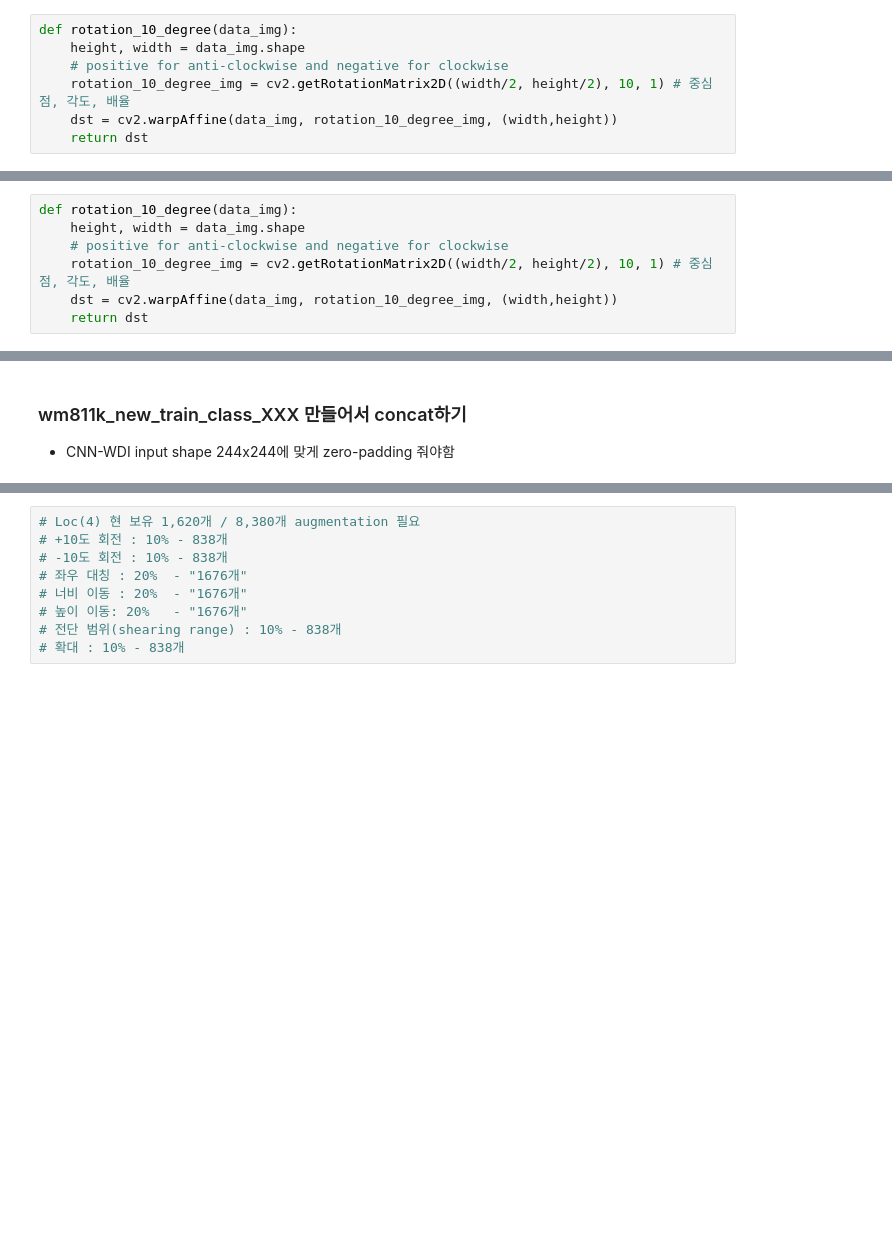
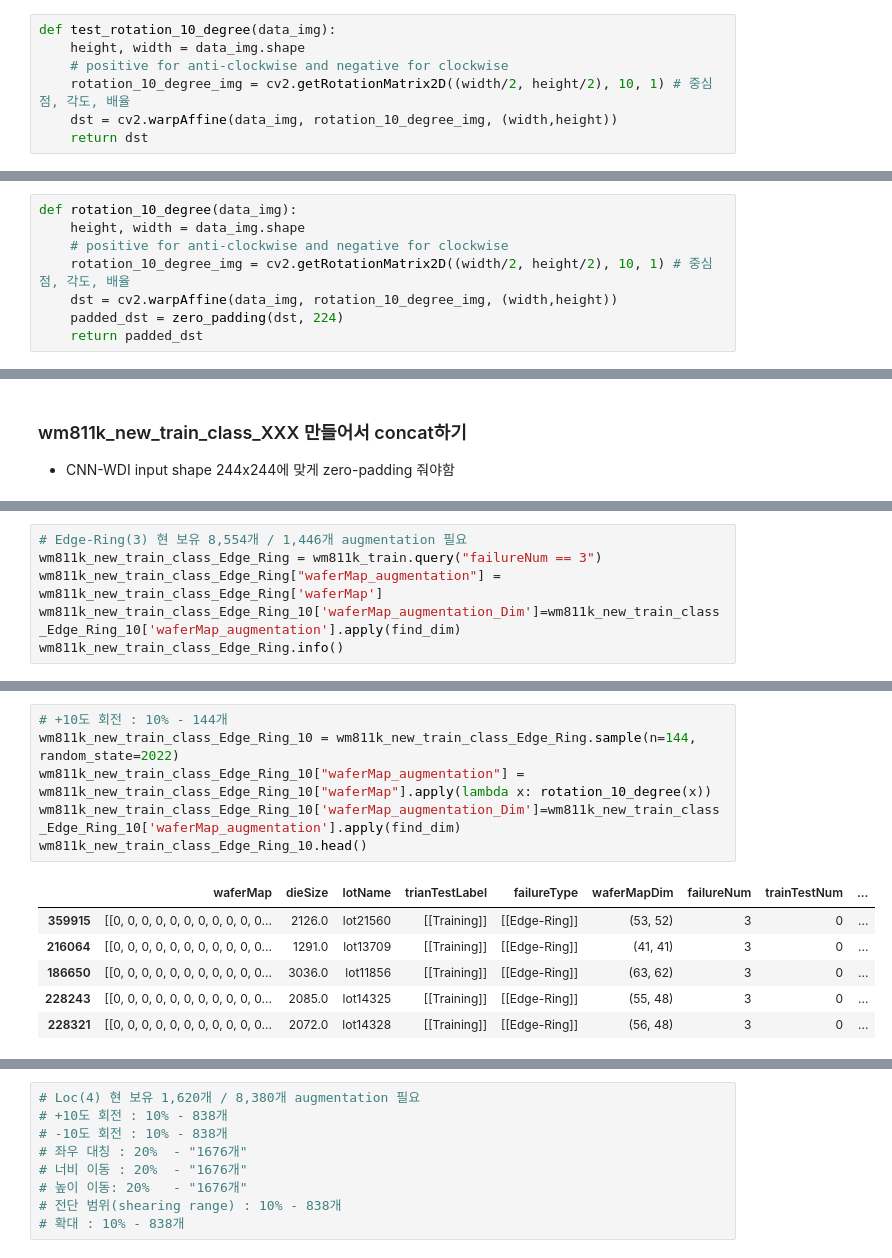
Before and after one commit to jun4879/cbnu_22_1_capstone, a Jupyter notebook: midterm_project/mid_term_project_wafer_classification.ipynb, the cells around one changed output, grey strips where cells are left out. Saved outputs shown, nothing was run; the diff lists cells and outputs as text; blank space fills up the shorter version.

```diff
--- a/midterm_project/mid_term_project_wafer_classification.ipynb
+++ b/midterm_project/mid_term_project_wafer_classification.ipynb
@@ -259,7 +232,7 @@ wm811k_train.head()
 - 10도 회전
     - 참고 : https://076923.github.io/posts/Python-opencv-6/
 # %%
-def rotation_10_degree(data_img):
+def test_rotation_10_degree(data_img):
     height, width = data_img.shape
     # positive for anti-clockwise and negative for clockwise
     rotation_10_degree_img = cv2.getRotationMatrix2D((width/2, height/2), 10, 1) # 중심점, 각도, 배율
@@ -508,7 +420,8 @@ def rotation_10_degree(data_img):
     # positive for anti-clockwise and negative for clockwise
     rotation_10_degree_img = cv2.getRotationMatrix2D((width/2, height/2), 10, 1) # 중심점, 각도, 배율
     dst = cv2.warpAffine(data_img, rotation_10_degree_img, (width,height))
-    return dst
+    padded_dst = zero_padding(dst, 224)
+    return padded_dst
 # %%
 def rotation_minus_10_degree(data_img):
     height, width = data_img.shape
@@ -654,0 +494,6 @@ memory usage: 169.9+ KB
+# %%
+# Edge-Ring(3) 현 보유 8,554개 / 1,446개 augmentation 필요
+wm811k_new_train_class_Edge_Ring = wm811k_train.query("failureNum == 3")
+wm811k_new_train_class_Edge_Ring["waferMap_augmentation"] = wm811k_new_train_class_Edge_Ring['waferMap']
+wm811k_new_train_class_Edge_Ring_10['waferMap_augmentation_Dim']=wm811k_new_train_class_Edge_Ring_10['waferMap_augmentation'].apply(find_dim)
+wm811k_new_train_class_Edge_Ring.info()
@@ -654,0 +516,13 @@ memory usage: 169.9+ KB
+# %%
+# +10도 회전 : 10% - 144개
+wm811k_new_train_class_Edge_Ring_10 = wm811k_new_train_class_Edge_Ring.sample(n=144, random_state=2022)
+wm811k_new_train_class_Edge_Ring_10["waferMap_augmentation"] = wm811k_new_train_class_Edge_Ring_10["waferMap"].apply(lambda x: rotation_10_degree(x))
+wm811k_new_train_class_Edge_Ring_10['waferMap_augmentation_Dim']=wm811k_new_train_class_Edge_Ring_10['waferMap_augmentation'].apply(find_dim)
+wm811k_new_train_class_Edge_Ring_10.head()
+# %% [output]
+|  | waferMap | dieSize | lotName | trianTestLabel | failureType | waferMapDim | failureNum | trainTestNum | ... |
+| 359915 | [[0, 0, 0, 0, 0, 0, 0, 0, 0, 0, 0... | 2126.0 | lot21560 | [[Training]] | [[Edge-Ring]] | (53, 52) | 3 | 0 | ... |
+| 216064 | [[0, 0, 0, 0, 0, 0, 0, 0, 0, 0, 0... | 1291.0 | lot13709 | [[Training]] | [[Edge-Ring]] | (41, 41) | 3 | 0 | ... |
+| 186650 | [[0, 0, 0, 0, 0, 0, 0, 0, 0, 0, 0... | 3036.0 | lot11856 | [[Training]] | [[Edge-Ring]] | (63, 62) | 3 | 0 | ... |
+| 228243 | [[0, 0, 0, 0, 0, 0, 0, 0, 0, 0, 0... | 2085.0 | lot14325 | [[Training]] | [[Edge-Ring]] | (55, 48) | 3 | 0 | ... |
+| 228321 | [[0, 0, 0, 0, 0, 0, 0, 0, 0, 0, 0... | 2072.0 | lot14328 | [[Training]] | [[Edge-Ring]] | (56, 48) | 3 | 0 | ... |
```
Also changed, not shown: parts of 63 cells of this notebook.
